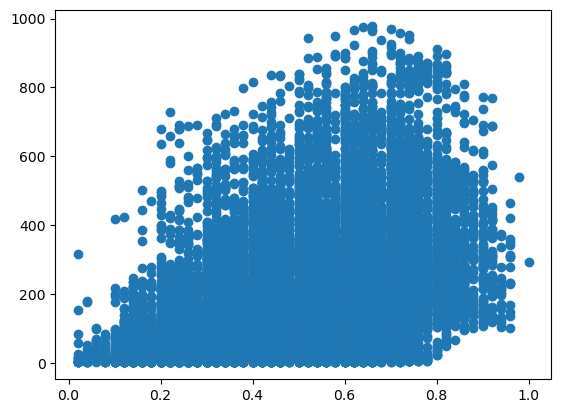
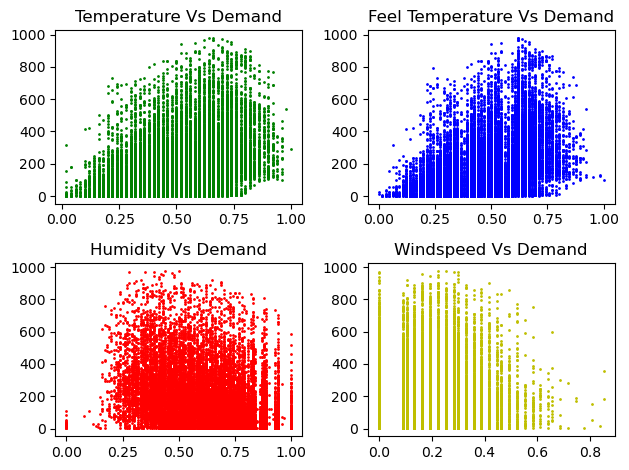
Unified diff of the notebook cell whose output changed from the first chart to the second:
--- before
+++ after
@@ -1 +1,17 @@
-plt.scatter(bikes_prep['temp'], bikes_prep['demand'])
+plt.subplot(2, 2, 1)
+plt.scatter(bikes_prep['temp'], bikes_prep['demand'], s=1, c='g')
+plt.title('Temperature Vs Demand')
+
+plt.subplot(2, 2, 2)
+plt.scatter(bikes_prep['atemp'], bikes_prep['demand'], s=1, c='b')
+plt.title('Feel Temperature Vs Demand')
+
+plt.subplot(2, 2, 3)
+plt.scatter(bikes_prep['humidity'], bikes_prep['demand'], s=1, c='r')
+plt.title('Humidity Vs Demand')
+
+plt.subplot(2, 2, 4)
+plt.scatter(bikes_prep['windspeed'], bikes_prep['demand'], s=1, c='y')
+plt.title('Windspeed Vs Demand')
+
+plt.tight_layout()

Commit: completing plot of continuous variables